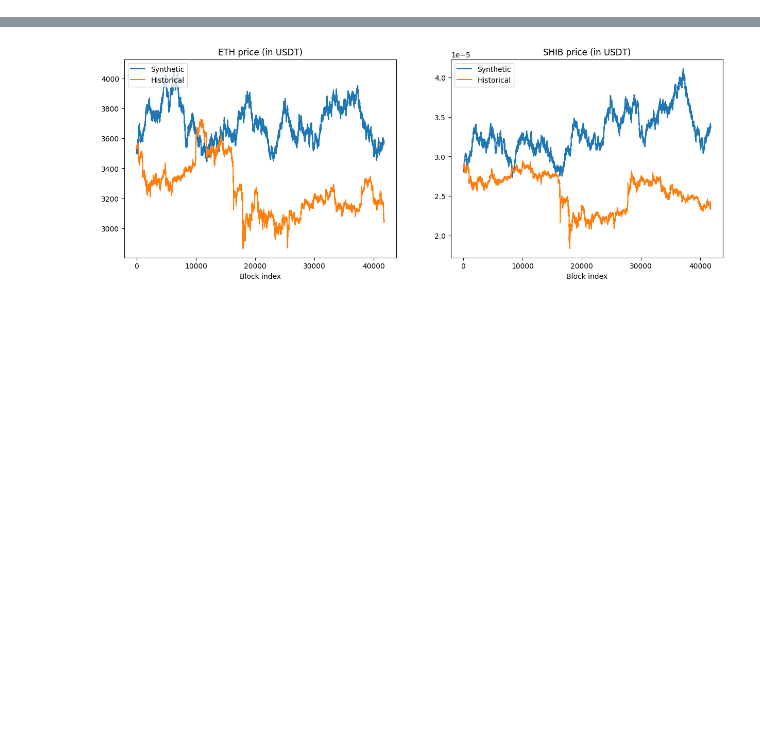
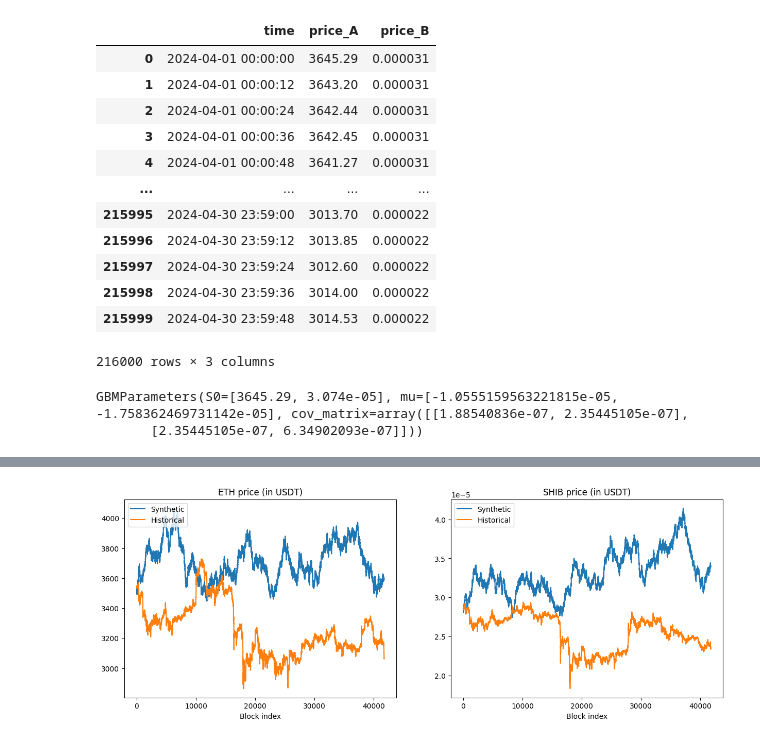
Before and after one commit to swnirk/Dex-Dynamic-Fee, a Jupyter notebook: visualizations/synthetic_data_example.ipynb, the cells around one changed output, grey strips where cells are left out. Saved outputs shown, nothing was run; the diff lists cells and outputs as text; code cells hidden in the pictures; blank space fills up the shorter version.

```diff
--- a/visualizations/synthetic_data_example.ipynb
+++ b/visualizations/synthetic_data_example.ipynb
@@ -69,3 +70,26 @@ GBMParameters(S0=[3539.93, 2.858e-05], mu=[-3.5843786641630628e-06, -4.891135343
+# %%
+df = pd.read_csv(Path("data/new_data/ETHUSDT_SHIBUSDT-12s-2024-04.csv"))
+df
+# %% [output]
+|  | time | price_A | price_B |
+| 0 | 2024-04-01 00:00:00 | 3645.29 | 0.000031 |
+| 1 | 2024-04-01 00:00:12 | 3643.20 | 0.000031 |
+| 2 | 2024-04-01 00:00:24 | 3642.44 | 0.000031 |
+| 3 | 2024-04-01 00:00:36 | 3642.45 | 0.000031 |
+| 4 | 2024-04-01 00:00:48 | 3641.27 | 0.000031 |
+| ... | ... | ... | ... |
+| 215995 | 2024-04-30 23:59:00 | 3013.70 | 0.000022 |
+| 215996 | 2024-04-30 23:59:12 | 3013.85 | 0.000022 |
+| 215997 | 2024-04-30 23:59:24 | 3012.60 | 0.000022 |
+| 215998 | 2024-04-30 23:59:36 | 3014.00 | 0.000022 |
+| 215999 | 2024-04-30 23:59:48 | 3014.53 | 0.000022 |
+216000 rows × 3 columns
+# %%
+_gbm_parameters = extract_gbm_params(df[["price_A", "price_B"]].transpose().to_numpy())
+_gbm_parameters
+# %% [output]
+GBMParameters(S0=[3645.29, 3.074e-05], mu=[-1.0555159563221815e-05, -1.758362469731142e-05], cov_matrix=array([[1.88540836e-07, 2.35445105e-07],
+       [2.35445105e-07, 6.34902093e-07]]))
 # %%
 import numpy as np
 
```
Also changed, not shown: parts of 4 cells of this notebook, 7 other files.
